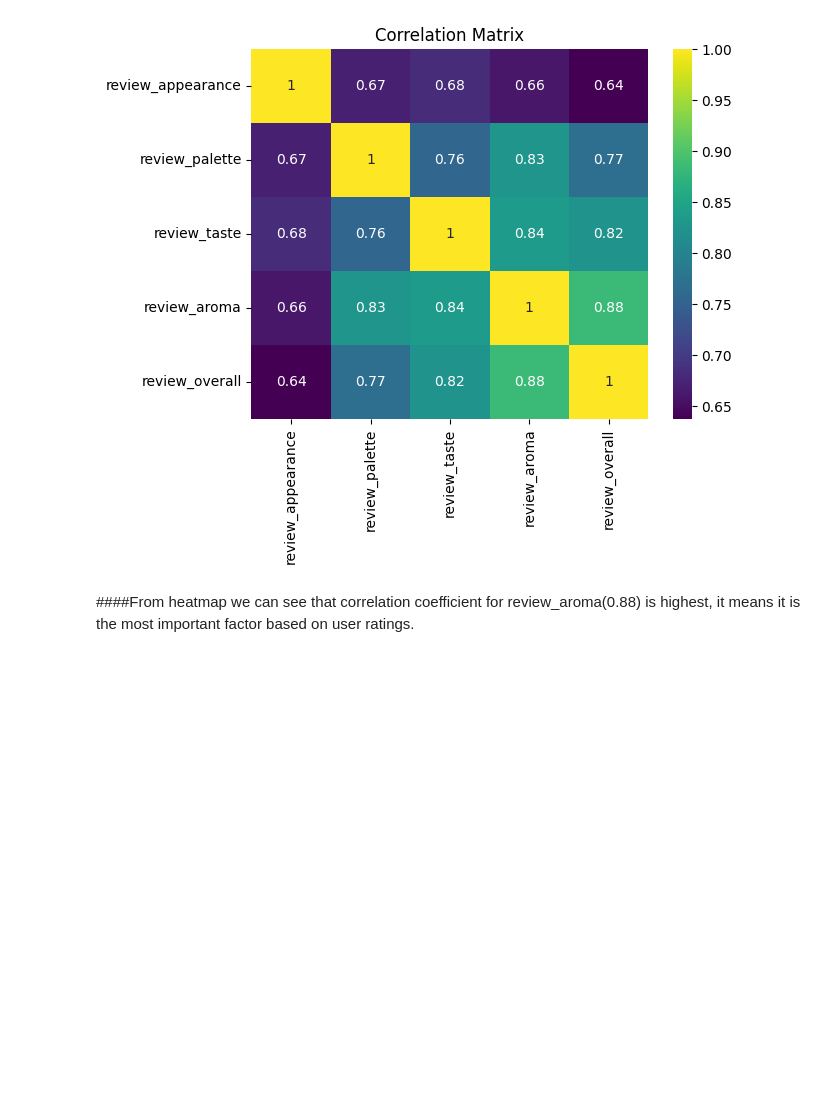
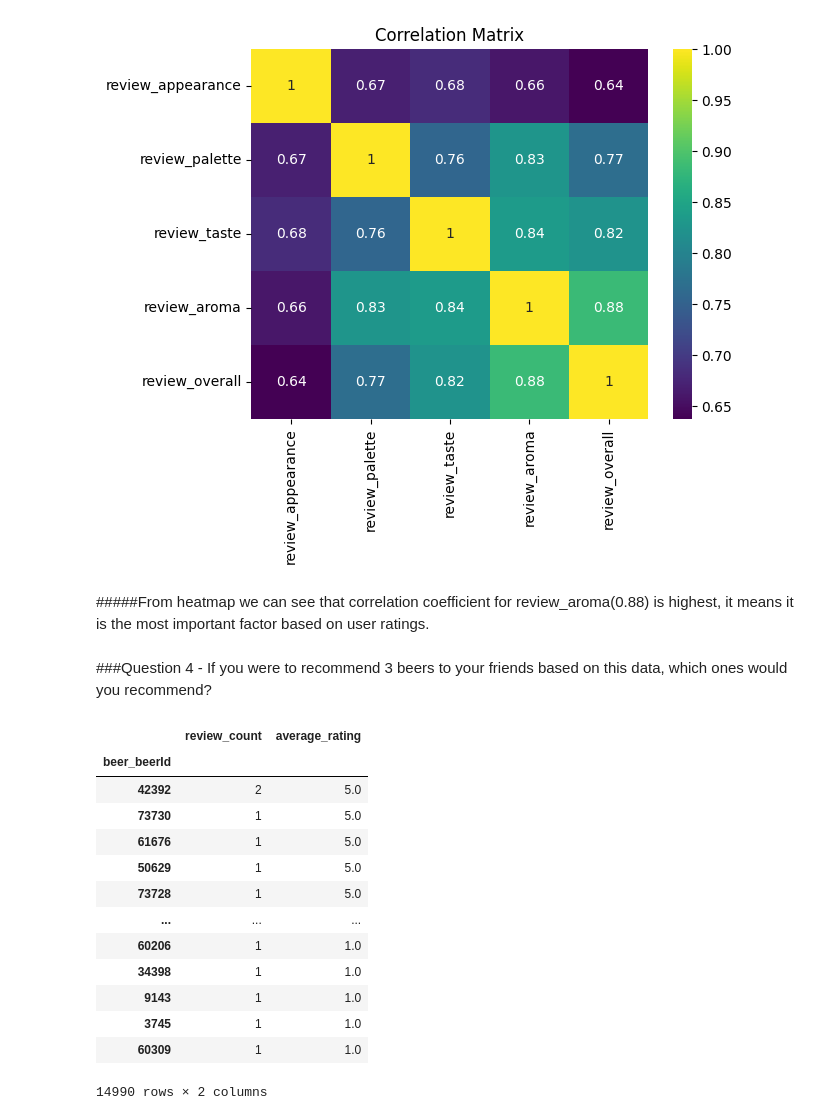
Before and after one commit to mdabushad/Beer-Data-Analysis, a Jupyter notebook: Beer_Data_Analysis.ipynb, the cells around one changed output. Cells and saved outputs as stored; diff of their text form; code cells hidden in the pictures; blank space fills up the shorter version.

Commit message:
question 4 done

```diff
--- a/Beer_Data_Analysis.ipynb
+++ b/Beer_Data_Analysis.ipynb
@@ -245,4 +245,26 @@ plt.show()
 # %% [output]
 [figure]
 # %% [markdown]
-####From heatmap we can see that correlation coefficient for review_aroma(0.88) is highest, it means it is the most important factor based on user ratings.
+#####From heatmap we can see that correlation coefficient for review_aroma(0.88) is highest, it means it is the most important factor based on user ratings.
+# %% [markdown]
+###Question 4 - If you were to recommend 3 beers to your friends based on this data, which ones would you recommend?
+# %%
+df_grouped = df.groupby('beer_beerId')['review_overall'].agg(['count', 'mean']).\
+            rename(columns={'count': 'review_count', 'mean': 'average_rating'}).sort_values(by='average_rating', ascending=False)
+
+df_grouped
+# %% [output]
+|  | review_count | average_rating |
+| beer_beerId |  |  |
+| 42392 | 2 | 5.0 |
+| 73730 | 1 | 5.0 |
+| 61676 | 1 | 5.0 |
+| 50629 | 1 | 5.0 |
+| 73728 | 1 | 5.0 |
+| ... | ... | ... |
+| 60206 | 1 | 1.0 |
+| 34398 | 1 | 1.0 |
+| 9143 | 1 | 1.0 |
+| 3745 | 1 | 1.0 |
+| 60309 | 1 | 1.0 |
+14990 rows × 2 columns
```
Also changed, not shown: parts of 7 cells of this notebook.
